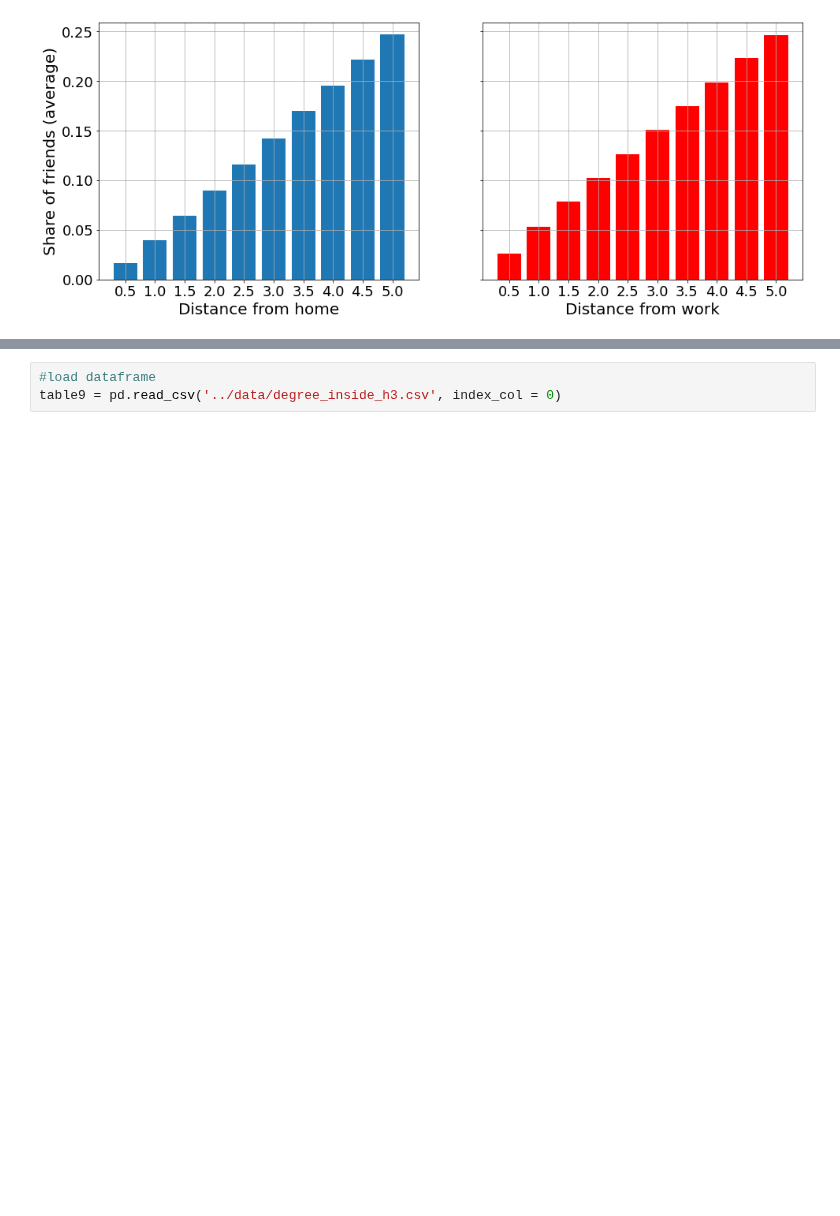
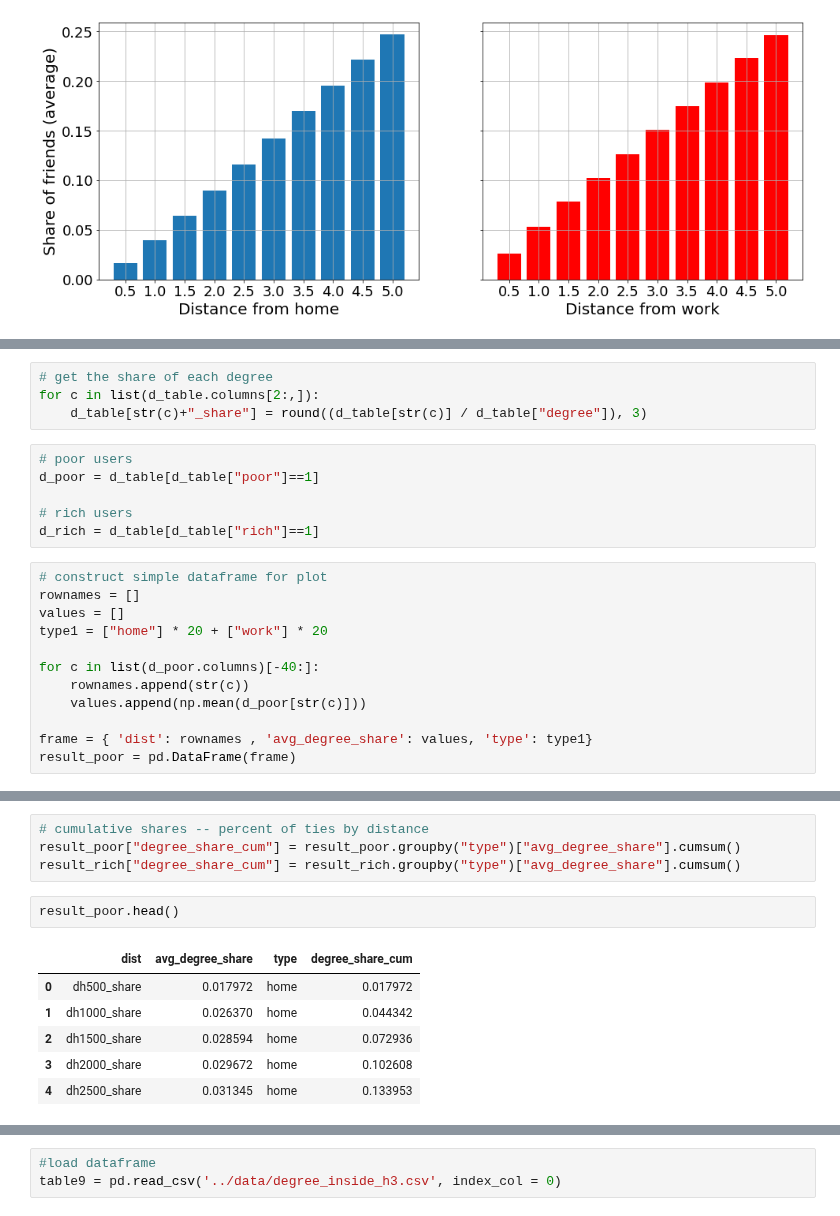
Before and after one commit to sandorjuhasz/ties-around-home, a Jupyter notebook: scripts/degree_home_work.ipynb, the cells around one changed output, grey strips where cells are left out. Saved outputs shown, nothing was run; the diff lists cells and outputs as text; blank space fills up the shorter version.

Commit message:
rich-poor degree part

```diff
--- a/scripts/degree_home_work.ipynb
+++ b/scripts/degree_home_work.ipynb
@@ -376,0 +302,22 @@ tableproba.to_csv('../data/degree_inside_h3.csv')
+# %%
+# get the share of each degree
+for c in list(d_table.columns[2:,]):
+    d_table[str(c)+"_share"] = round((d_table[str(c)] / d_table["degree"]), 3)
+# %%
+# poor users
+d_poor = d_table[d_table["poor"]==1]
+
+# rich users
+d_rich = d_table[d_table["rich"]==1]
+# %%
+# construct simple dataframe for plot
+rownames = []
+values = []
+type1 = ["home"] * 20 + ["work"] * 20
+
+for c in list(d_poor.columns)[-40:]:
+    rownames.append(str(c))
+    values.append(np.mean(d_poor[str(c)]))
+
+frame = { 'dist': rownames , 'avg_degree_share': values, 'type': type1}
+result_poor = pd.DataFrame(frame)
@@ -376,0 +336,13 @@ tableproba.to_csv('../data/degree_inside_h3.csv')
+# %%
+# cumulative shares -- percent of ties by distance
+result_poor["degree_share_cum"] = result_poor.groupby("type")["avg_degree_share"].cumsum()
+result_rich["degree_share_cum"] = result_rich.groupby("type")["avg_degree_share"].cumsum()
+# %%
+result_poor.head()
+# %% [output]
+|  | dist | avg_degree_share | type | degree_share_cum |
+| 0 | dh500_share | 0.017972 | home | 0.017972 |
+| 1 | dh1000_share | 0.026370 | home | 0.044342 |
+| 2 | dh1500_share | 0.028594 | home | 0.072936 |
+| 3 | dh2000_share | 0.029672 | home | 0.102608 |
+| 4 | dh2500_share | 0.031345 | home | 0.133953 |
```
Also changed, not shown: parts of 46 cells of this notebook.
